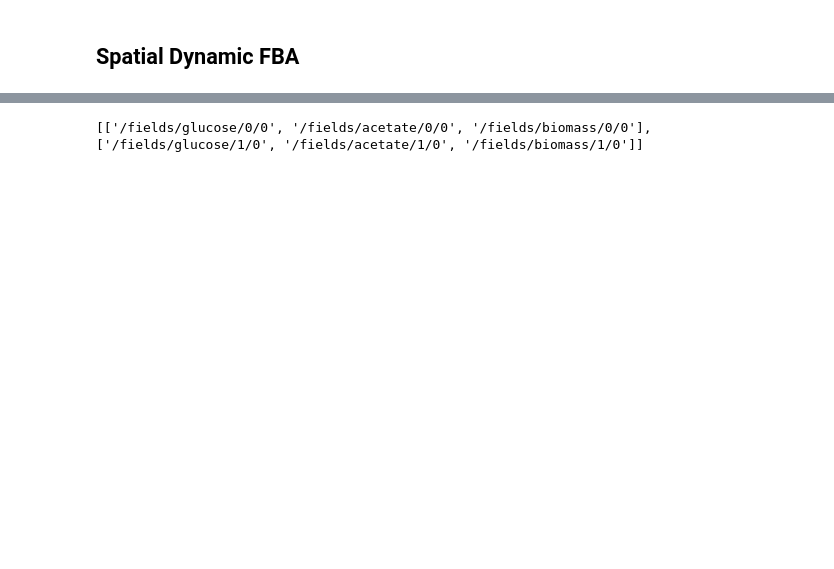
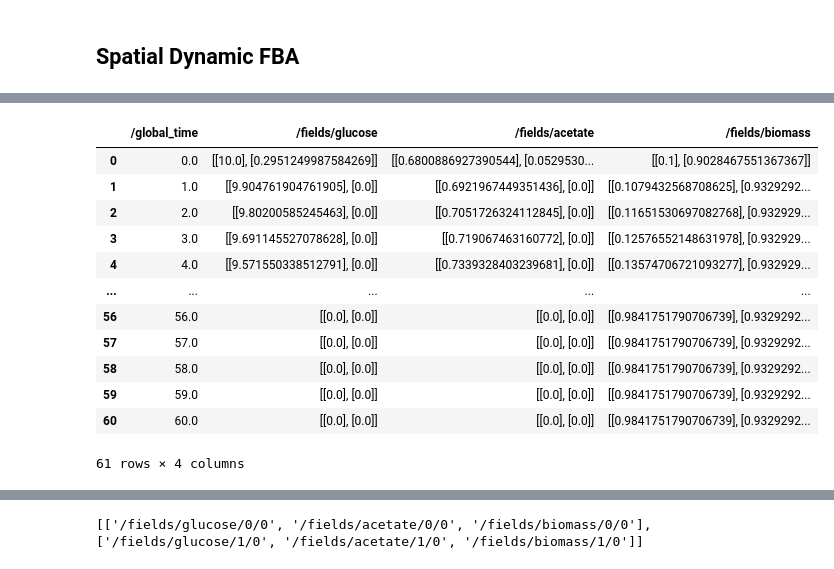
Before and after one commit to vivarium-collective/spatio-flux, a Jupyter notebook: demo/build_comets.ipynb, the cells around one changed output, grey strips where cells are left out. Drawn from its saved outputs; the diff is of its cells as text; code cells hidden in the pictures; blank space fills up the shorter version.

```diff
--- a/demo/build_comets.ipynb
+++ b/demo/build_comets.ipynb
@@ -206,4 +210,18 @@ print(field)
 # %%
 v2.run(60)
 # %%
-timeseries = v2.get_timeseries(as_dataframe=True)
+v2.get_timeseries(as_dataframe=True)
+# %% [output]
+|  | /global_time | /fields/glucose | /fields/acetate | /fields/biomass |
+| 0 | 0.0 | [[10.0], [0.2951249987584269]] | [[0.6800886927390544], [0.0529530... | [[0.1], [0.9028467551367367]] |
+| 1 | 1.0 | [[9.904761904761905], [0.0]] | [[0.6921967449351436], [0.0]] | [[0.1079432568708625], [0.9329292... |
+| 2 | 2.0 | [[9.80200585245463], [0.0]] | [[0.7051726324112845], [0.0]] | [[0.11651530697082768], [0.932929... |
+| 3 | 3.0 | [[9.691145527078628], [0.0]] | [[0.719067463160772], [0.0]] | [[0.12576552148631978], [0.932929... |
+| 4 | 4.0 | [[9.571550338512791], [0.0]] | [[0.7339328403239681], [0.0]] | [[0.13574706721093277], [0.932929... |
+| ... | ... | ... | ... | ... |
+| 56 | 56.0 | [[0.0], [0.0]] | [[0.0], [0.0]] | [[0.9841751790706739], [0.9329292... |
+| 57 | 57.0 | [[0.0], [0.0]] | [[0.0], [0.0]] | [[0.9841751790706739], [0.9329292... |
+| 58 | 58.0 | [[0.0], [0.0]] | [[0.0], [0.0]] | [[0.9841751790706739], [0.9329292... |
+| 59 | 59.0 | [[0.0], [0.0]] | [[0.0], [0.0]] | [[0.9841751790706739], [0.9329292... |
+| 60 | 60.0 | [[0.0], [0.0]] | [[0.0], [0.0]] | [[0.9841751790706739], [0.9329292... |
+61 rows × 4 columns
```
Also changed, not shown: parts of 14 cells of this notebook, 1 other file.
